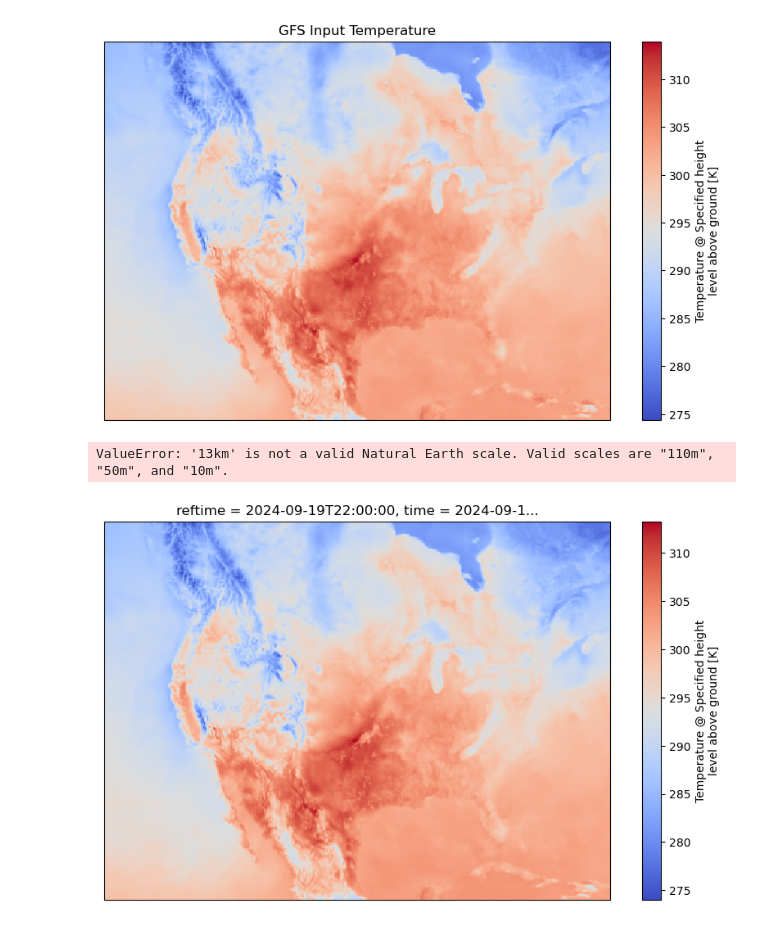
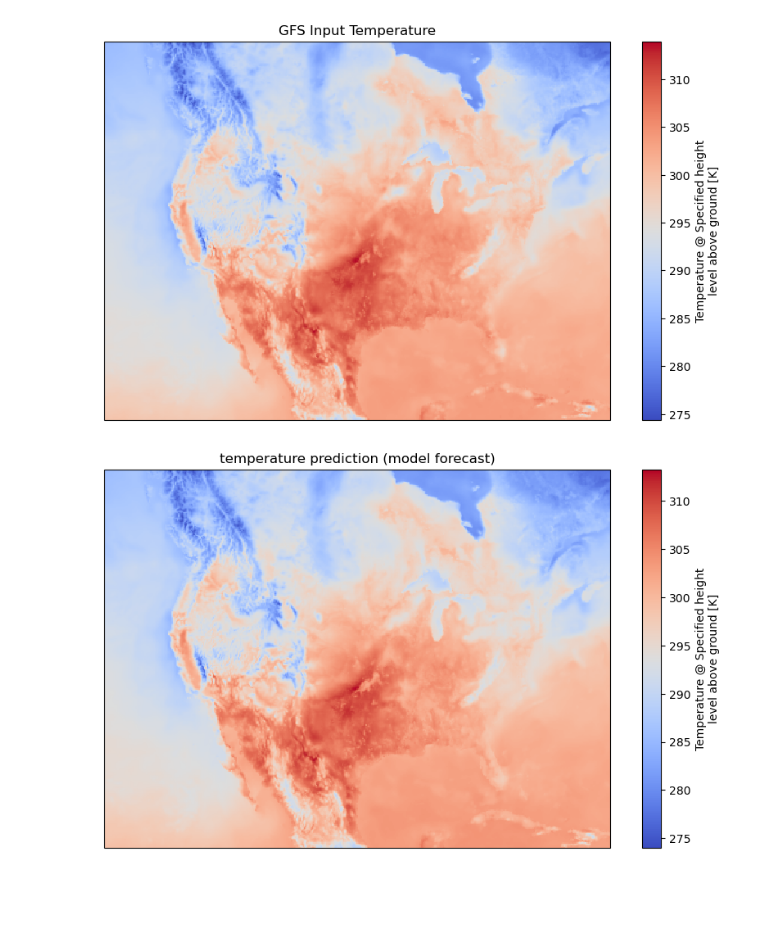
Before and after one commit to Using-Namespace-System/oQurrence, a Jupyter notebook: notebooks/ingest.ipynb, the cells around one changed output. Drawn from its saved outputs; the diff is of its cells as text; code cells hidden in the pictures; blank space fills up the shorter version.

```diff
--- a/notebooks/ingest.ipynb
+++ b/notebooks/ingest.ipynb
@@ -38,7 +38,7 @@ standard_parallel = dataset['LambertConformal_Projection'].standard_parallel
 coordref = ccrs.LambertConformal(
     central_longitude=longitude_of_central_meridian,
     central_latitude=latitude_of_projection_origin,
-    standard_parallels=[standard_parallel]
+    #standard_parallels=[standard_parallel]
     )
 # %%
 
@@ -54,14 +54,13 @@ plt.show()
 # %%
 # Plot the temperature prediction (model forecast)
 plt.figure(figsize=(10, 6))
 ax = plt.axes(projection=coordref)
-temperature_pred[0,:,:].plot(ax=ax, cmap='coolwarm')
-ax.coastlines(resolution='13km')
+temperature_pred.plot(ax=ax, cmap='coolwarm')
+ax.coastlines()
 plt.title("temperature prediction (model forecast)")
 plt.show()
 # %% [output]
-ValueError: '13km' is not a valid Natural Earth scale. Valid scales are "110m", "50m", and "10m".
-[figure, old version]
+[figure, new version]
 # %%
 
 
```
Also changed, not shown: parts of 2 cells of this notebook.
